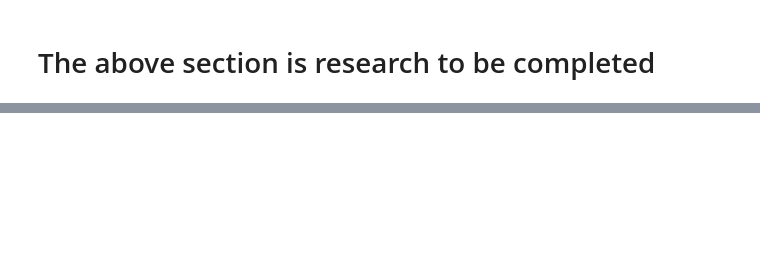
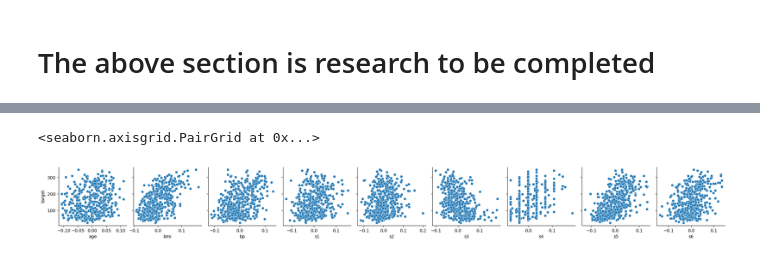
Before and after one commit to keithmmc/machinelearning, a Jupyter notebook: week2/lab.ipynb, the cells around one changed output, grey strips where cells are left out. Cells and saved outputs as stored; diff of their text form; code cells hidden in the pictures; blank space fills up the shorter version.

```diff
--- a/week2/lab.ipynb
+++ b/week2/lab.ipynb
@@ -478,0 +346,13 @@ X_test_poly = PolynomialFeatures(2).fit_transform(X_test)
+# %%
+diabetes=datasets.load_diabetes(as_frame=True)
+X = diabetes.data  # Features - data is normalised as default
+y = diabetes.target  # Target variable
+X = X.drop(columns=["sex"]) #drop sex as it is a binary value
+X.describe()
+vis=pd.concat([X,y],axis=1)
+# %%
+import seaborn as sns
+sns.pairplot(vis,y_vars=['target'], x_vars=vis.columns[:-1])
+# %% [output]
+<seaborn.axisgrid.PairGrid at 0x...>
+[figure, added]
```
Also changed, not shown: parts of 35 cells of this notebook.
